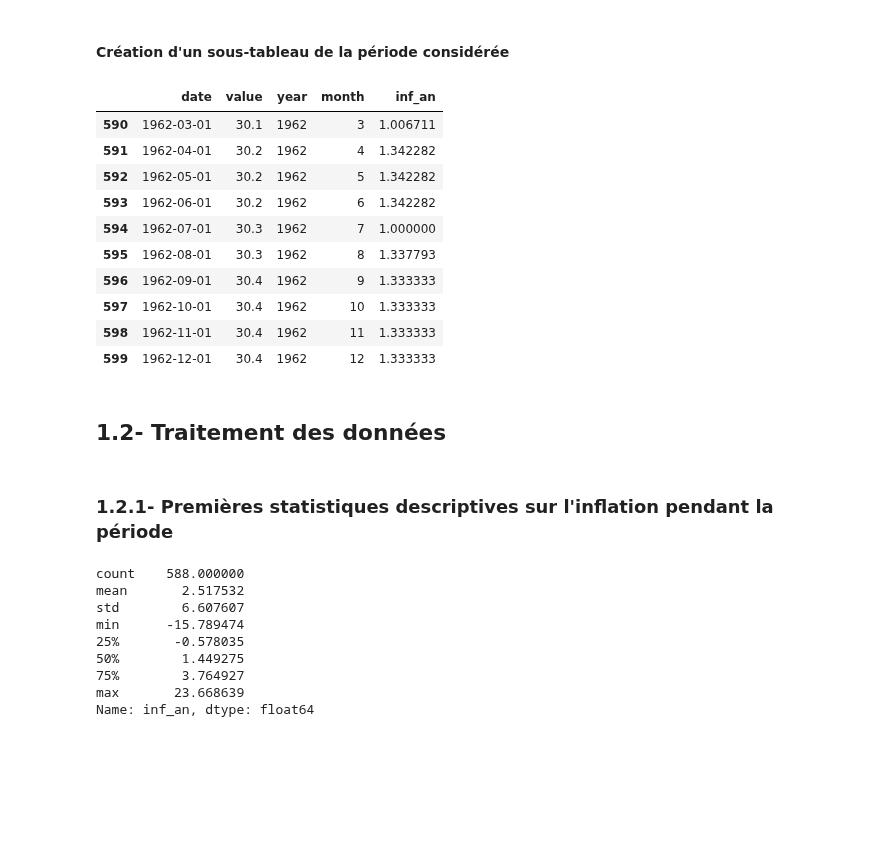
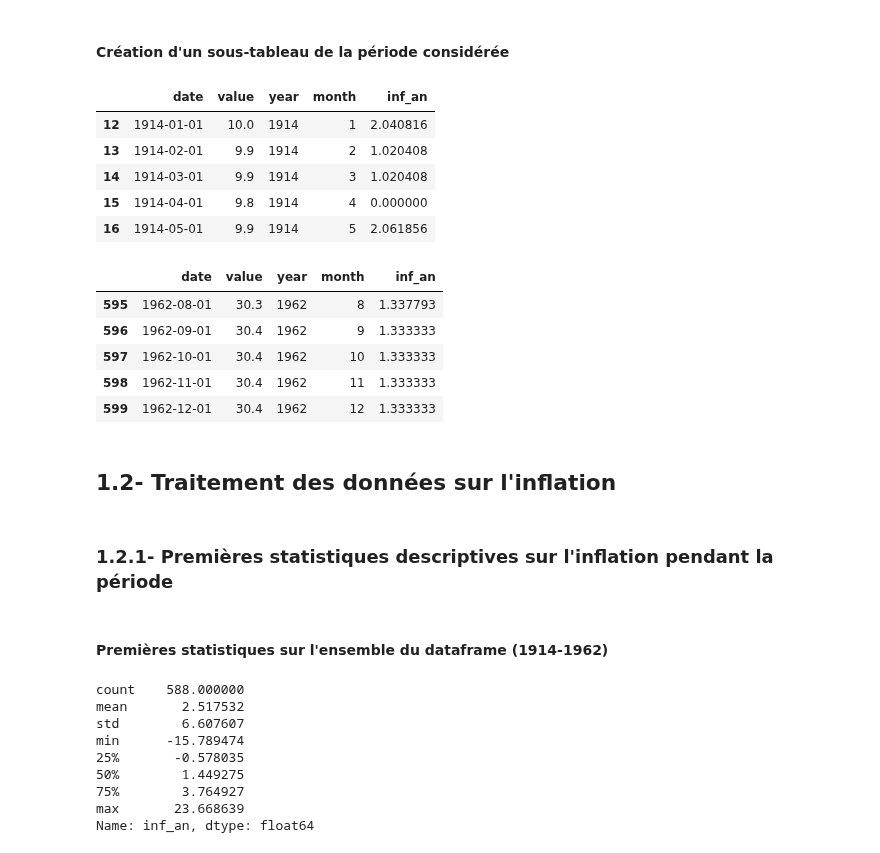
Before and after one commit to Rapamel/ProjetPythonDatascience, a Jupyter notebook: Main_Inflation.ipynb, the cells around one changed output. Cells and saved outputs as stored; diff of their text form; code cells hidden in the pictures; blank space fills up the shorter version.

Commit message:
Début de reprise du notebook. Début d'analyse de corrélation entre les termes pour pouvoir en regrouper certains de manière à rendre l'analyse plus lisible par la suite.

```diff
--- a/Main_Inflation.ipynb
+++ b/Main_Inflation.ipynb
@@ -156,11 +119,0 @@ print(index_14, index_end)
-# %%
-#On ne calcule le taux d'inflation annuel que pour la période considérée
-CPI_Urban['inf_an']=0.0
-
-for i in range(index_14,index_end+1):
-    b=CPI_Urban.loc[i,'value']
-    a=CPI_Urban.loc[i-12,'value']
-    CPI_Urban.at[i, 'inf_an']=((b-a)/a)*100
-
-
-CPI_Urban.head(20)
@@ -184,0 +120,3 @@ CPI_Urban.head(20)
+# %%
+CPI_Urban['inf_an']=((CPI_Urban['value']-CPI_Urban['value'].shift(12))/CPI_Urban['value'].shift(12))*100
+CPI_Urban.head(20)
@@ -186,24 +142,29 @@ CPI_Urban.head(20)
 #### Création d'un sous-tableau de la période considérée
 # %%
 CPI_sub = CPI_Urban[(CPI_Urban['year'] > 1913) & (CPI_Urban['year'] < 1963)]
-CPI_sub.head(10)
-CPI_sub.tail(10)
+CPI_sub.head(5)
 # %% [output]
 |  | date | value | year | month | inf_an |
-| 590 | 1962-03-01 | 30.1 | 1962 | 3 | 1.006711 |
-| 591 | 1962-04-01 | 30.2 | 1962 | 4 | 1.342282 |
-| 592 | 1962-05-01 | 30.2 | 1962 | 5 | 1.342282 |
-| 593 | 1962-06-01 | 30.2 | 1962 | 6 | 1.342282 |
-| 594 | 1962-07-01 | 30.3 | 1962 | 7 | 1.000000 |
-| 595 | 1962-08-01 | 30.3 | 1962 | 8 | 1.337793 |
-| 596 | 1962-09-01 | 30.4 | 1962 | 9 | 1.333333 |
-| 597 | 1962-10-01 | 30.4 | 1962 | 10 | 1.333333 |
-| 598 | 1962-11-01 | 30.4 | 1962 | 11 | 1.333333 |
-| 599 | 1962-12-01 | 30.4 | 1962 | 12 | 1.333333 |
+| 12 | 1914-01-01 | 10.0 | 1914 | 1 | 2.040816 |
+| 13 | 1914-02-01 | 9.9 | 1914 | 2 | 1.020408 |
+| 14 | 1914-03-01 | 9.9 | 1914 | 3 | 1.020408 |
+| 15 | 1914-04-01 | 9.8 | 1914 | 4 | 0.000000 |
+| 16 | 1914-05-01 | 9.9 | 1914 | 5 | 2.061856 |
+# %%
+CPI_sub.tail(5)
+# %% [output]
+|  | date | value | year | month | inf_an |
+| 595 | 1962-08-01 | 30.3 | 1962 | 8 | 1.337793 |
+| 596 | 1962-09-01 | 30.4 | 1962 | 9 | 1.333333 |
+| 597 | 1962-10-01 | 30.4 | 1962 | 10 | 1.333333 |
+| 598 | 1962-11-01 | 30.4 | 1962 | 11 | 1.333333 |
+| 599 | 1962-12-01 | 30.4 | 1962 | 12 | 1.333333 |
 # %% [markdown]
-## 1.2- Traitement des données
+## 1.2- Traitement des données sur l'inflation
 # %% [markdown]
 ### 1.2.1- Premières statistiques descriptives sur l'inflation pendant la période
+# %% [markdown]
+#### Premières statistiques sur l'ensemble du dataframe (1914-1962)
 # %%
 CPI_sub['inf_an'].describe()
 # %% [output]
```
Also changed, not shown: parts of 35 cells of this notebook, 1 other file.
